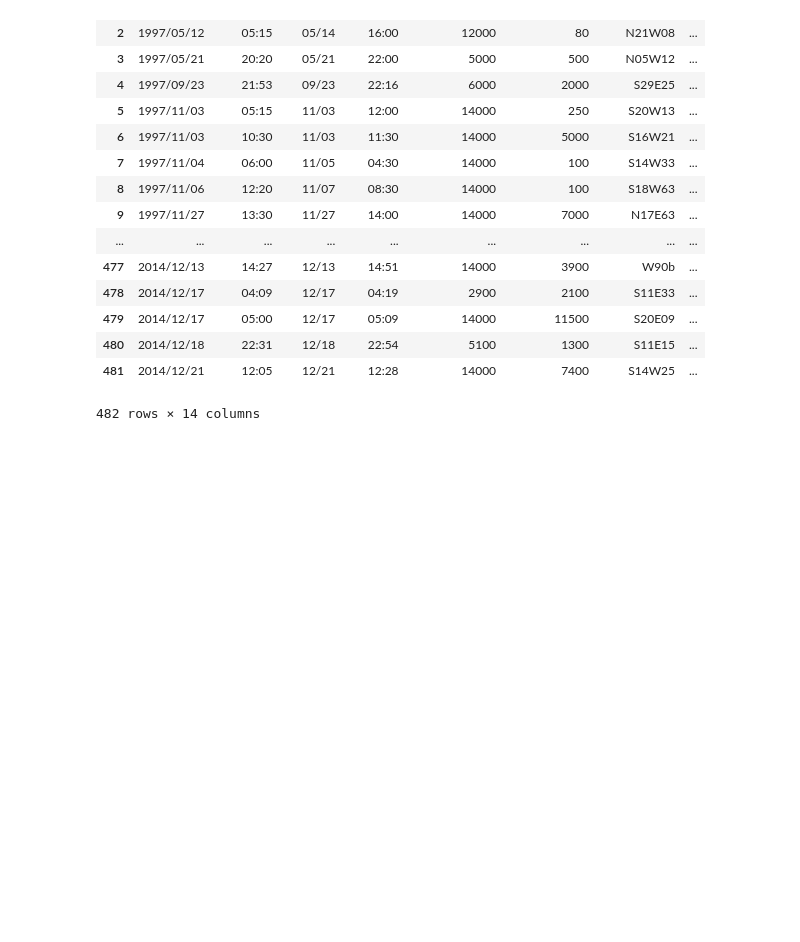
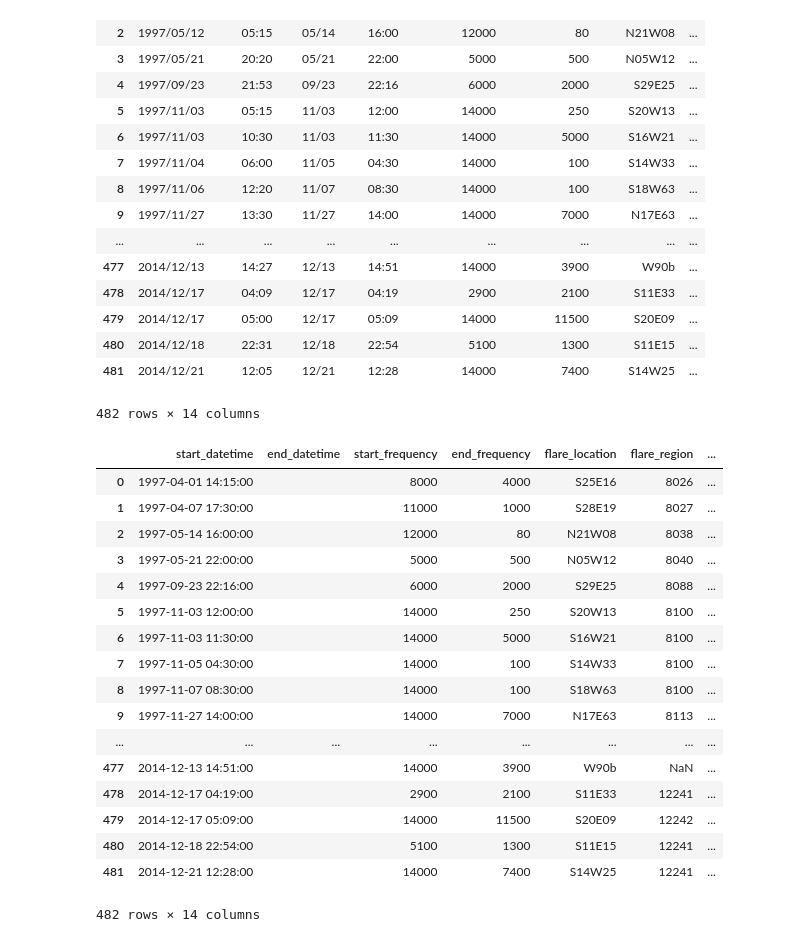
Before and after one commit to mhipona/cmsc320-mhipona, a Jupyter notebook: project1/Project1.ipynb, the cells around one changed output. Cells and saved outputs as stored; diff of their text form; code cells hidden in the pictures; blank space fills up the shorter version.

```diff
--- a/project1/Project1.ipynb
+++ b/project1/Project1.ipynb
@@ -170,0 +203,41 @@ new_table
+# %%
+# Combine the date column with the time columns to convert to datetime format
+new_table['start_datetime'] = pd.to_datetime(new_table['start_date'] + ' ' + new_table['start_time'])
+new_table['end_datetime'] = ""
+# %%
+new_table = new_table[['end_date', 'end_time','start_datetime', 'end_datetime', 'start_frequency',
+                       'end_frequency', 'flare_location', 'flare_region','flare_classification',
+                       'cme_date', 'cme_time', 'cme_angle', 'cme_width', 'cme_speed', 'is_halo',
+                       'width_lower_bound' ]]
+
+for row in range(0,len(lines)):
+    tempArr = new_table.values[row][1].split(":")
+
+    if (int(tempArr[0]) < 24):
+        new_table.iat[row, 3] = new_table.values[row][0].replace('/','-') + ' ' + new_table.values[row][1] + ':00'
+# %%
+# Drop the unneeded columns
+new_table = new_table.drop('end_date', 1)
+new_table = new_table.drop('end_time', 1)
+
+
+new_table
+# %% [output]
+|  | start_datetime | end_datetime | start_frequency | end_frequency | flare_location | flare_region | ... |
+| 0 | 1997-04-01 14:15:00 |  | 8000 | 4000 | S25E16 | 8026 | ... |
+| 1 | 1997-04-07 17:30:00 |  | 11000 | 1000 | S28E19 | 8027 | ... |
+| 2 | 1997-05-14 16:00:00 |  | 12000 | 80 | N21W08 | 8038 | ... |
+| 3 | 1997-05-21 22:00:00 |  | 5000 | 500 | N05W12 | 8040 | ... |
+| 4 | 1997-09-23 22:16:00 |  | 6000 | 2000 | S29E25 | 8088 | ... |
+| 5 | 1997-11-03 12:00:00 |  | 14000 | 250 | S20W13 | 8100 | ... |
+| 6 | 1997-11-03 11:30:00 |  | 14000 | 5000 | S16W21 | 8100 | ... |
+| 7 | 1997-11-05 04:30:00 |  | 14000 | 100 | S14W33 | 8100 | ... |
+| 8 | 1997-11-07 08:30:00 |  | 14000 | 100 | S18W63 | 8100 | ... |
+| 9 | 1997-11-27 14:00:00 |  | 14000 | 7000 | N17E63 | 8113 | ... |
+| ... | ... | ... | ... | ... | ... | ... | ... |
+| 477 | 2014-12-13 14:51:00 |  | 14000 | 3900 | W90b | NaN | ... |
+| 478 | 2014-12-17 04:19:00 |  | 2900 | 2100 | S11E33 | 12241 | ... |
+| 479 | 2014-12-17 05:09:00 |  | 14000 | 11500 | S20E09 | 12242 | ... |
+| 480 | 2014-12-18 22:54:00 |  | 5100 | 1300 | S11E15 | 12241 | ... |
+| 481 | 2014-12-21 12:28:00 |  | 14000 | 7400 | S14W25 | 12241 | ... |
+482 rows × 14 columns
```
Also changed, not shown: parts of 1 cell of this notebook.
